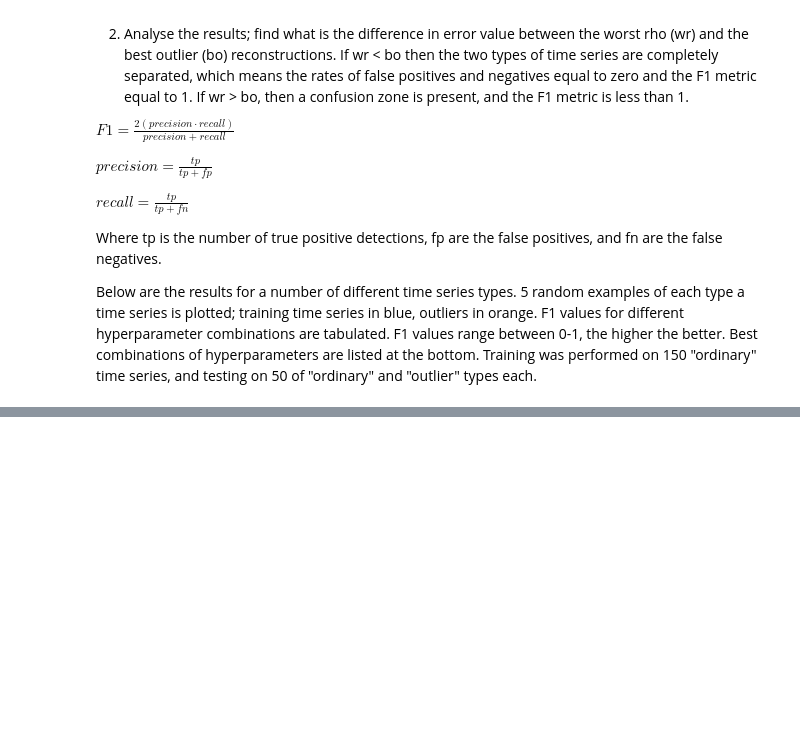
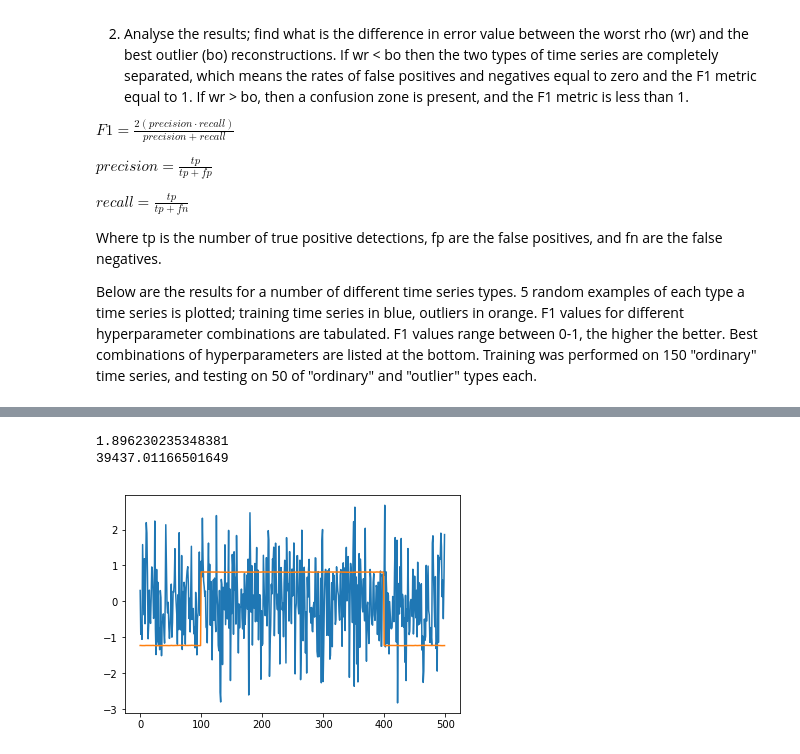
Before and after one commit to jorwatkapola/timeseries_segment_clustering, a Jupyter notebook: algorithm_tests_synthetic_data.ipynb, the cells around one changed output, grey strips where cells are left out. Saved outputs shown, nothing was run; the diff lists cells and outputs as text; code cells hidden in the pictures; blank space fills up the shorter version.

```diff
--- a/algorithm_tests_synthetic_data.ipynb
+++ b/algorithm_tests_synthetic_data.ipynb
@@ -204,0 +258,13 @@ K200.0     0.84     1.00      0.95       1.0      0.98
+# %%
+test_ts = flat_data[150]
+reco = tsscod_flat.reconstruct(test_ts, output = "reconstruction")
+std_test  = zscore(test_ts)
+std_reco = zscore(reco)
+plt.plot(std_test)
+plt.plot(std_reco)
+print(np.mean(((std_reco-std_test))**2.0))
+print(np.mean(((reco-test_ts))**2.0))
+# %% [output]
+1.896230235348381
+39437.01166501649
+[figure, added]
```
Also changed, not shown: parts of 15 cells of this notebook, 43 other files.
